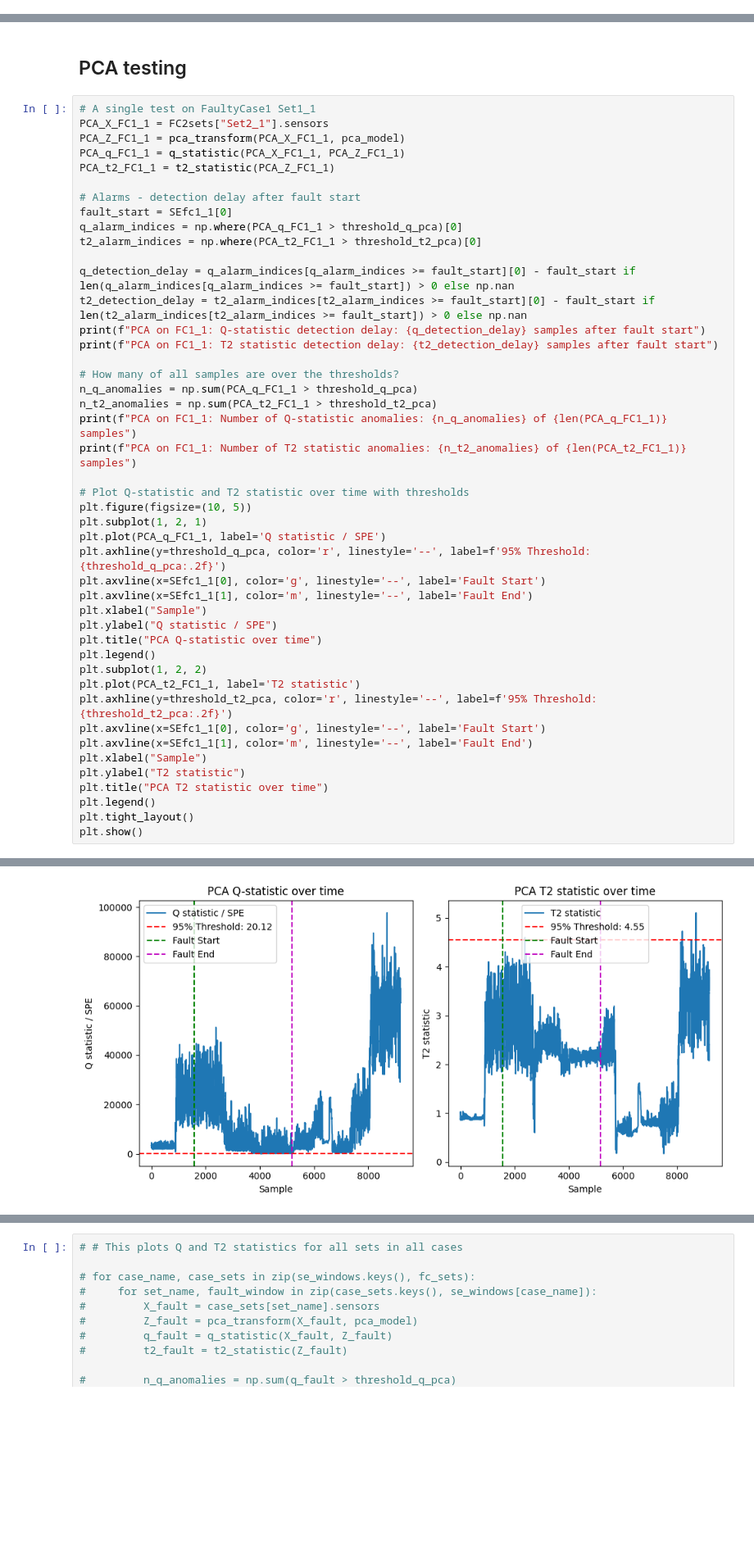
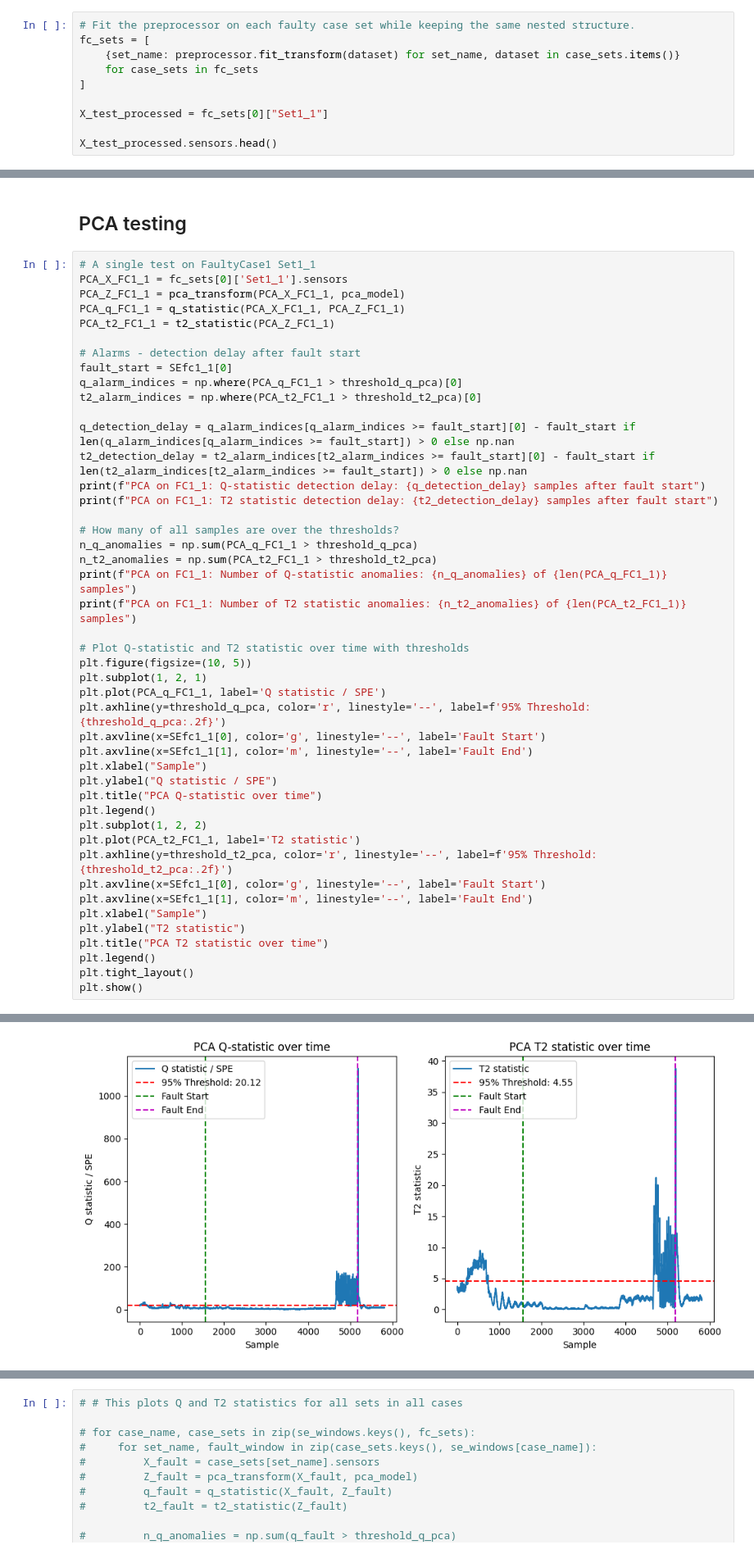
Before and after one commit to PeterAndersen-sdu/Fault-detection-project, a Jupyter notebook: main.ipynb, the cells around one changed output, grey strips where cells are left out. Shown at 82% size. Cells and saved outputs as stored; diff of their text form; blank space fills up the shorter version.

Commit message:
Preprocessing on test data

```diff
--- a/main.ipynb
+++ b/main.ipynb
@@ -243,0 +246,10 @@ plt.show()
+# %%
+# Fit the preprocessor on each faulty case set while keeping the same nested structure.
+fc_sets = [
+    {set_name: preprocessor.fit_transform(dataset) for set_name, dataset in case_sets.items()}
+    for case_sets in fc_sets
+]
+
+X_test_processed = fc_sets[0]["Set1_1"]
+
+X_test_processed.sensors.head()
@@ -325,7 +345,7 @@ Shewhart Results:
 ## PCA testing
 # %%
 # A single test on FaultyCase1 Set1_1
-PCA_X_FC1_1 = FC2sets["Set2_1"].sensors
+PCA_X_FC1_1 = fc_sets[0]['Set1_1'].sensors
 PCA_Z_FC1_1 = pca_transform(PCA_X_FC1_1, pca_model)
 PCA_q_FC1_1 = q_statistic(PCA_X_FC1_1, PCA_Z_FC1_1)
 PCA_t2_FC1_1 = t2_statistic(PCA_Z_FC1_1)
@@ -376,4 +396,4 @@ PCA on FC1_1: Number of T2 statistic anomalies: 13 of 9192 samples
-[figure, old version]
+[figure, new version]
 # %%
 # This creates a dataframe with number of anomalies for each set in each case for both Q and T2.
 
```
Also changed, not shown: parts of 8 cells of this notebook.
